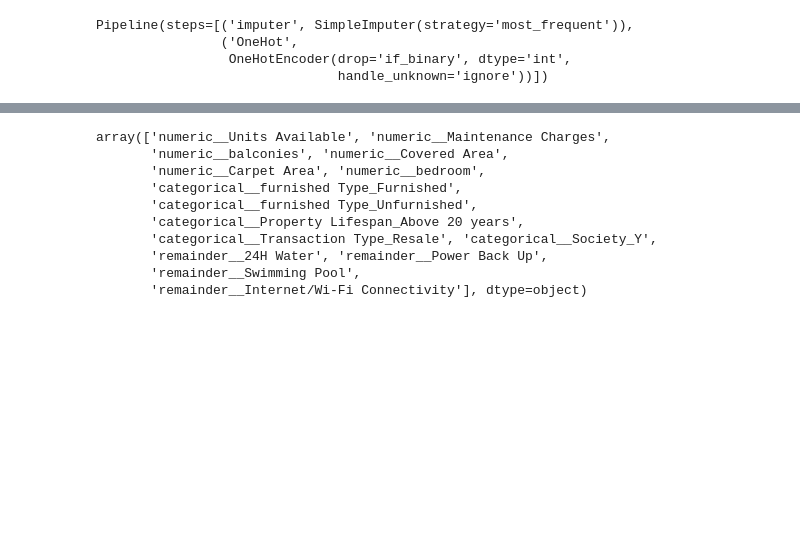
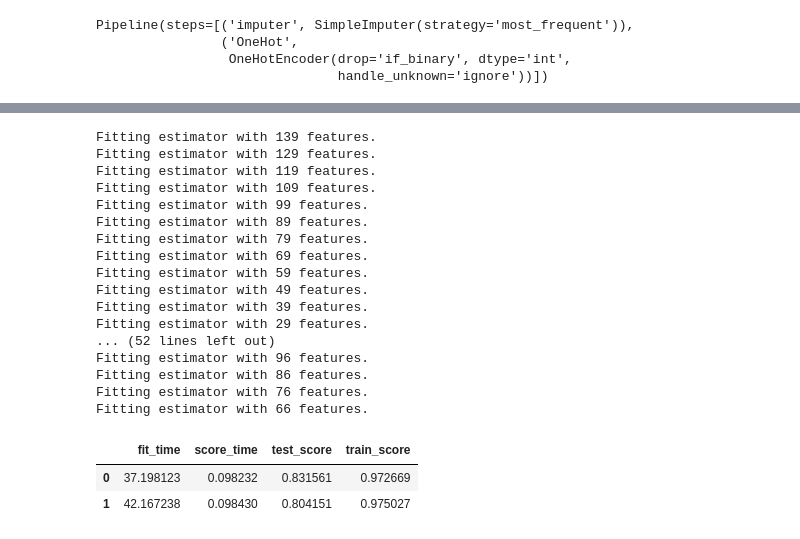
Before and after one commit to tonyyoung3/data_analytics, a Jupyter notebook: group_final/ML_FinalProject.ipynb, the cells around one changed output, grey strips where cells are left out. Cells and saved outputs as stored; diff of their text form; code cells hidden in the pictures; blank space fills up the shorter version.

```diff
--- a/group_final/ML_FinalProject.ipynb
+++ b/group_final/ML_FinalProject.ipynb
@@ -1046,13 +986,44 @@ array([ True, False,  True, False, False,  True,  True,  True,  True,
-# %%
-column_names_transformed[feature_importances]
-# %% [output]
-array(['numeric__Units Available', 'numeric__Maintenance Charges',
-       'numeric__balconies', 'numeric__Covered Area',
-       'numeric__Carpet Area', 'numeric__bedroom',
-       'categorical__furnished Type_Furnished',
-       'categorical__furnished Type_Unfurnished',
-       'categorical__Property Lifespan_Above 20 years',
-       'categorical__Transaction Type_Resale', 'categorical__Society_Y',
-       'remainder__24H Water', 'remainder__Power Back Up',
-       'remainder__Swimming Pool',
-       'remainder__Internet/Wi-Fi Connectivity'], dtype=object)
+# %%
+from sklearn.ensemble import RandomForestRegressor
+from sklearn.ensemble import GradientBoostingRegressor
+
+# Create RandomForestRegressor model
+rf_regressor = RandomForestRegressor(
+    n_estimators=100,  # Number of trees in the forest
+    max_depth=None,  # Maximum depth of the tree
+    min_samples_split=2,  # Minimum number of samples required to split an internal node
+    min_samples_leaf=1,  # Minimum number of samples required to be at a leaf node
+    bootstrap=True,  # Whether bootstrap samples are used when building trees
+    random_state=42  # Controls randomness of the estimator
+)
+rf_pipe = make_pipeline(
+    preprocessor,
+    RFECV(rf_regressor, cv =2, step=10, verbose=1)
+)
+
+
+
+# Fit and evaluate RandomForestRegressor model
+rf_scores = cross_validate(rf_pipe, X_train, y_train, return_train_score=True ,cv =2)
+pd.DataFrame(rf_scores)
+# %% [output]
+Fitting estimator with 139 features.
+Fitting estimator with 129 features.
+Fitting estimator with 119 features.
+Fitting estimator with 109 features.
+Fitting estimator with 99 features.
+Fitting estimator with 89 features.
+Fitting estimator with 79 features.
+Fitting estimator with 69 features.
+Fitting estimator with 59 features.
+Fitting estimator with 49 features.
+Fitting estimator with 39 features.
+Fitting estimator with 29 features.
+... (52 lines left out)
+Fitting estimator with 96 features.
+Fitting estimator with 86 features.
+Fitting estimator with 76 features.
+Fitting estimator with 66 features.
+|  | fit_time | score_time | test_score | train_score |
+| 0 | 37.198123 | 0.098232 | 0.831561 | 0.972669 |
+| 1 | 42.167238 | 0.098430 | 0.804151 | 0.975027 |
```
Also changed, not shown: parts of 47 cells of this notebook.
